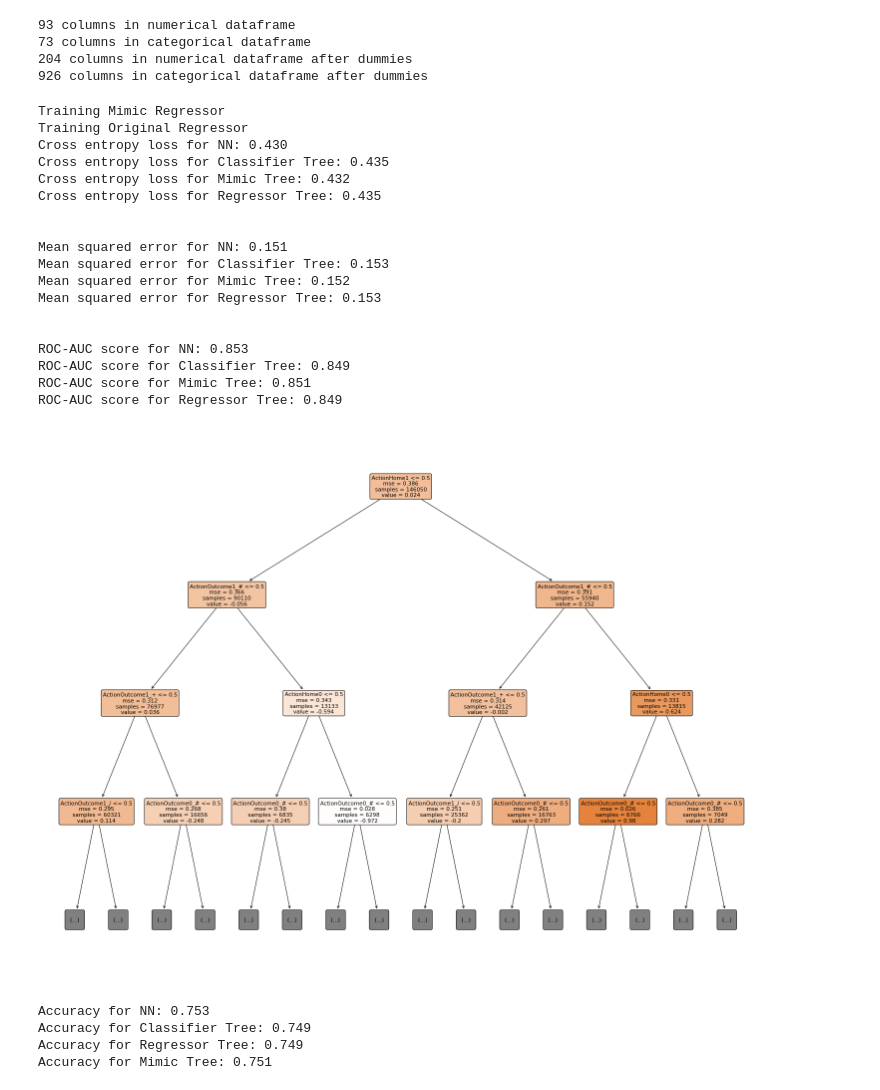
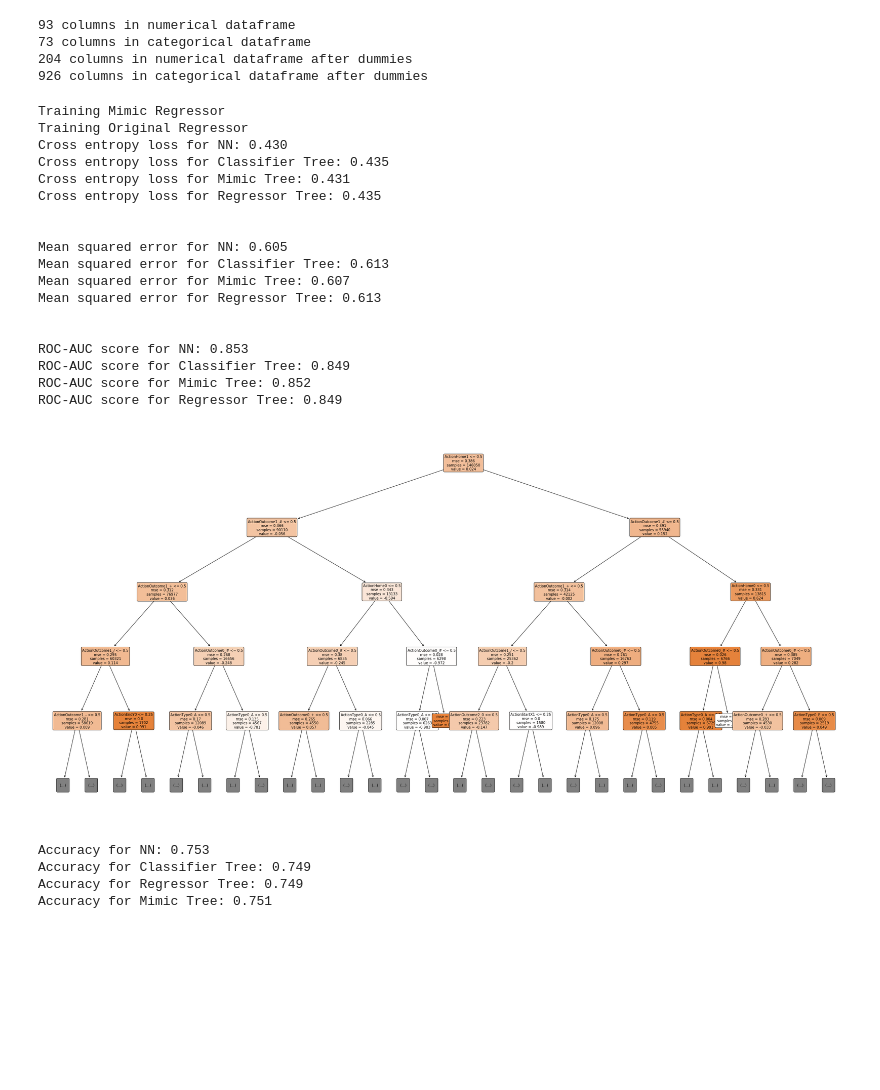
Before and after one commit to sfu-cl-lab/martin-project, a Jupyter notebook: notebook/MimicTree.ipynb, the cells around one changed output. Cells and saved outputs as stored; diff of their text form; code cells hidden in the pictures; blank space fills up the shorter version.

```diff
--- a/notebook/MimicTree.ipynb
+++ b/notebook/MimicTree.ipynb
@@ -45,7 +45,7 @@ print(len(X_c.columns), 'columns in categorical dataframe after dummies')
 # %%
 # Create Decision Tree regressor object
 print('Training Mimic Regressor')
-clf = DecisionTreeRegressor(max_depth=16, min_samples_split=200)
+clf = DecisionTreeRegressor(max_depth=16, min_samples_split=50)
 # Train Decision Tree regressor on NN Q values
 clf = clf.fit(X,y_q)
 y_mimic = clf.predict(X)
@@ -76,10 +76,10 @@ print('Cross entropy loss for Classifier Tree: %.3f' % (metrics.log_loss(true_pr
 print('Cross entropy loss for Mimic Tree: %.3f' % (metrics.log_loss(true_prob,mimic_prob,eps=1e-4)))
 print('Cross entropy loss for Regressor Tree: %.3f' % (metrics.log_loss(true_prob,regr_prob,eps=1e-4)))
 print('\n')
-print('Mean squared error for NN: %.3f' % (metrics.mean_squared_error(true_prob,nn_prob)))
-print('Mean squared error for Classifier Tree: %.3f' % (metrics.mean_squared_error(true_prob,y_prob_tree)))
-print('Mean squared error for Mimic Tree: %.3f' % (metrics.mean_squared_error(true_prob,mimic_prob)))
-print('Mean squared error for Regressor Tree: %.3f' % (metrics.mean_squared_error(true_prob,regr_prob)))
+print('Mean squared error for NN: %.3f' % (metrics.mean_squared_error(vb.RewardValue,q_values)))
+print('Mean squared error for Classifier Tree: %.3f' % (metrics.mean_squared_error(vb.RewardValue,q_tree)))
+print('Mean squared error for Mimic Tree: %.3f' % (metrics.mean_squared_error(vb.RewardValue,y_mimic)))
+print('Mean squared error for Regressor Tree: %.3f' % (metrics.mean_squared_error(vb.RewardValue,y_regr)))
 print('\n')
 print('ROC-AUC score for NN: %.3f' % (metrics.roc_auc_score(true_prob,nn_prob)))
 print('ROC-AUC score for Classifier Tree: %.3f' % (metrics.roc_auc_score(true_prob,y_prob_tree)))
@@ -90,30 +90,30 @@ Training Mimic Regressor
 Training Original Regressor
 Cross entropy loss for NN: 0.430
 Cross entropy loss for Classifier Tree: 0.435
-Cross entropy loss for Mimic Tree: 0.432
+Cross entropy loss for Mimic Tree: 0.431
 Cross entropy loss for Regressor Tree: 0.435
 
 
-Mean squared error for NN: 0.151
-Mean squared error for Classifier Tree: 0.153
-Mean squared error for Mimic Tree: 0.152
-Mean squared error for Regressor Tree: 0.153
+Mean squared error for NN: 0.605
+Mean squared error for Classifier Tree: 0.613
+Mean squared error for Mimic Tree: 0.607
+Mean squared error for Regressor Tree: 0.613
 
 
 ROC-AUC score for NN: 0.853
 ROC-AUC score for Classifier Tree: 0.849
-ROC-AUC score for Mimic Tree: 0.851
+ROC-AUC score for Mimic Tree: 0.852
 ROC-AUC score for Regressor Tree: 0.849
 # %%
 from sklearn.tree import plot_tree
 import matplotlib.pyplot as plt
 %matplotlib inline
 
-plt.figure(figsize=(25,20))
-plot_tree(clf, feature_names=X.columns, filled=True, rounded=True, fontsize=11, max_depth=3)
+plt.figure(figsize=(40,20))
+plot_tree(clf, feature_names=X.columns, filled=True, rounded=True, fontsize=10, max_depth=4)
 plt.show()
 # %% [output]
-[figure, old version]
+[figure, new version]
 # %%
 class_nn = np.sign(q_values)
 class_nn[class_nn==0] = 1
```
Also changed, not shown: parts of 3 cells of this notebook, 3 other files.
